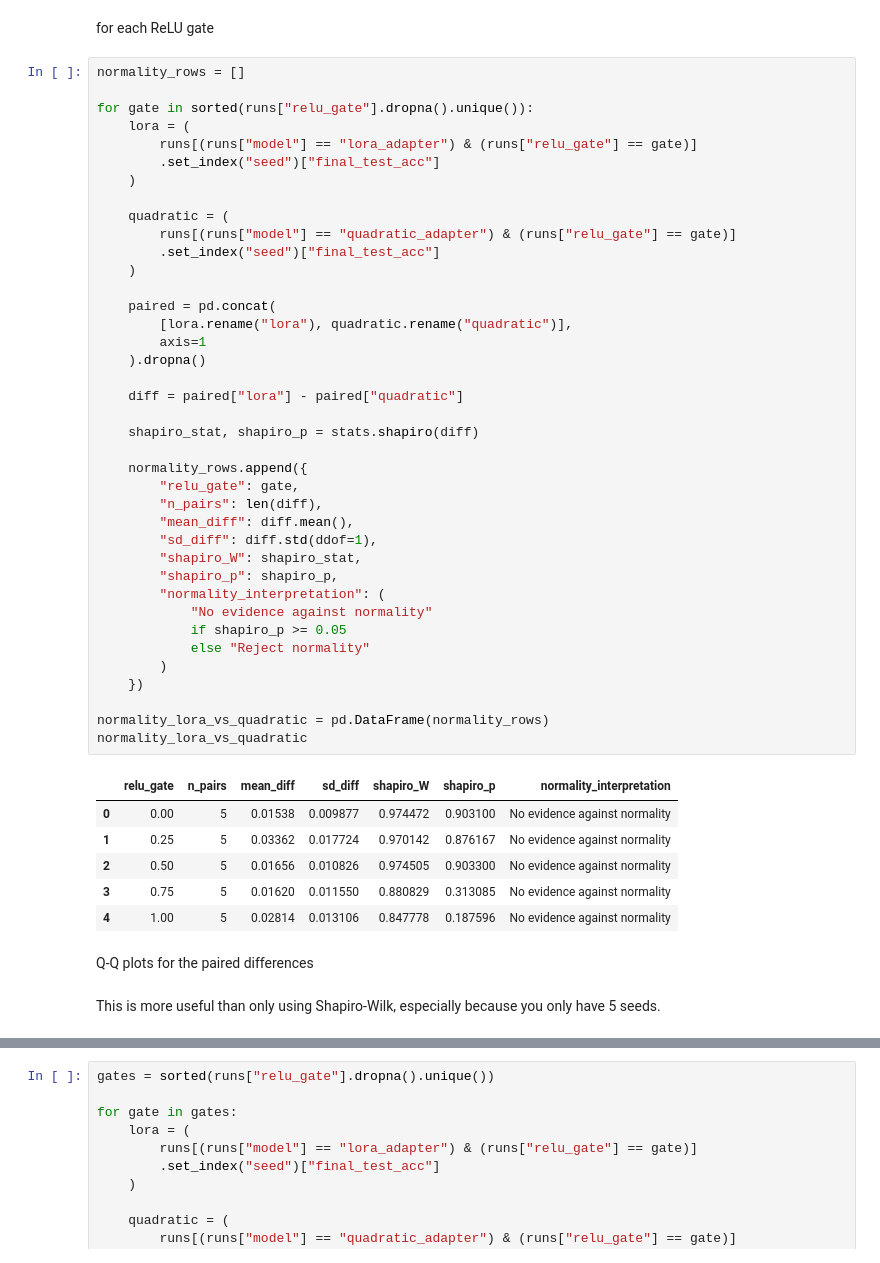
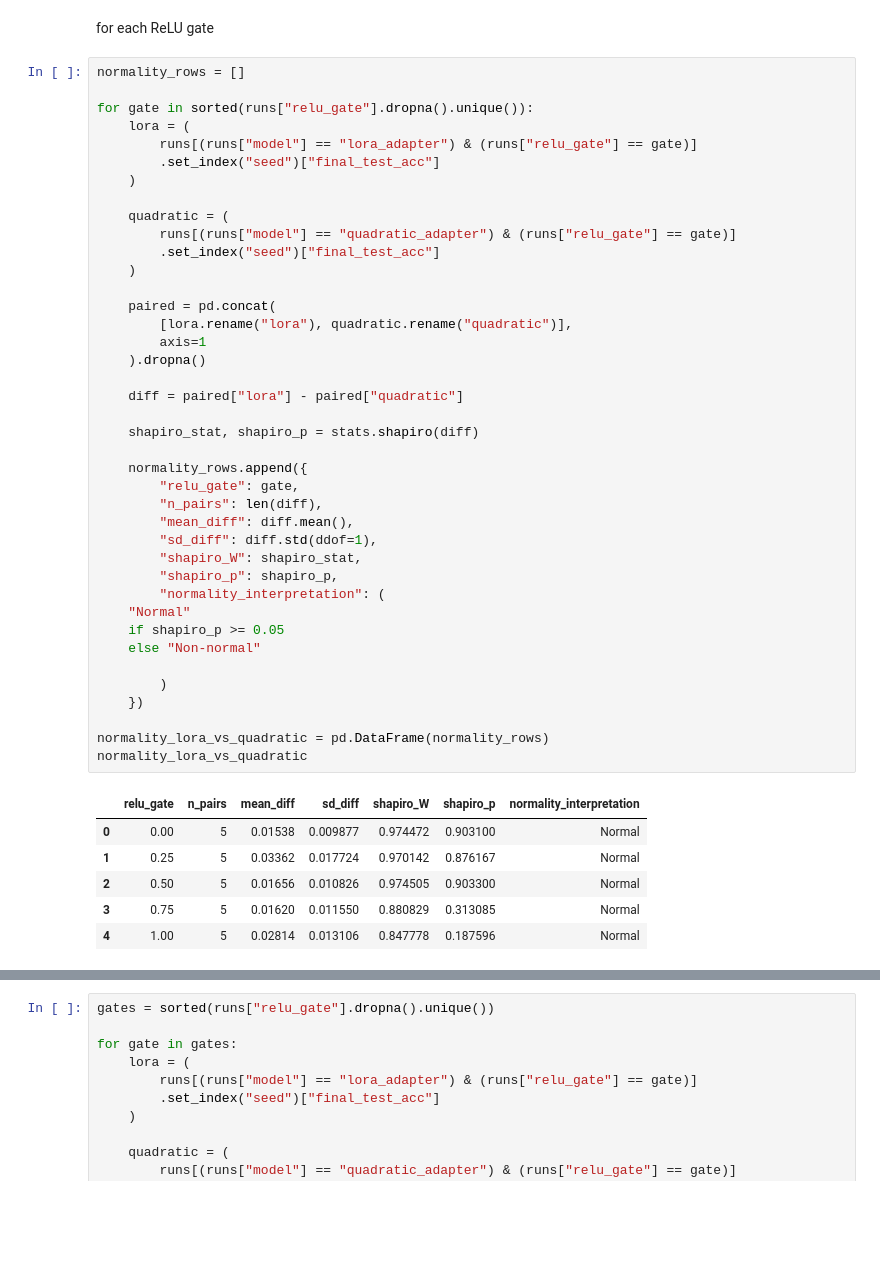
Before and after one commit to DavidBorgbjergMadsby/Quadratic-Neurons-vs.-ReLU-How-Much-Nonlinearity-Is-Enough, a Jupyter notebook: David_trials/Experiment_A/Statistics/Experiment_A_Stats.ipynb, the cells around one changed output, grey strips where cells are left out. Drawn from its saved outputs; the diff is of its cells as text; blank space fills up the shorter version.

```diff
--- a/David_trials/Experiment_A/Statistics/Experiment_A_Stats.ipynb
+++ b/David_trials/Experiment_A/Statistics/Experiment_A_Stats.ipynb
@@ -219,42 +295,39 @@ for gate in sorted(runs["relu_gate"].dropna().unique()):
 
     quadratic = (
         runs[(runs["model"] == "quadratic_adapter") & (runs["relu_gate"] == gate)]
         .set_index("seed")["final_test_acc"]
     )
 
     paired = pd.concat(
         [lora.rename("lora"), quadratic.rename("quadratic")],
         axis=1
     ).dropna()
 
     diff = paired["lora"] - paired["quadratic"]
 
     shapiro_stat, shapiro_p = stats.shapiro(diff)
 
     normality_rows.append({
         "relu_gate": gate,
         "n_pairs": len(diff),
         "mean_diff": diff.mean(),
         "sd_diff": diff.std(ddof=1),
         "shapiro_W": shapiro_stat,
         "shapiro_p": shapiro_p,
         "normality_interpretation": (
-            "No evidence against normality"
-            if shapiro_p >= 0.05
-            else "Reject normality"
+    "Normal"
+    if shapiro_p >= 0.05
+    else "Non-normal"
+
         )
     })
 
 normality_lora_vs_quadratic = pd.DataFrame(normality_rows)
 normality_lora_vs_quadratic
 # %% [output]
 |  | relu_gate | n_pairs | mean_diff | sd_diff | shapiro_W | shapiro_p | normality_interpretation |
-| 0 | 0.00 | 5 | 0.01538 | 0.009877 | 0.974472 | 0.903100 | No evidence against normality |
-| 1 | 0.25 | 5 | 0.03362 | 0.017724 | 0.970142 | 0.876167 | No evidence against normality |
-| 2 | 0.50 | 5 | 0.01656 | 0.010826 | 0.974505 | 0.903300 | No evidence against normality |
-| 3 | 0.75 | 5 | 0.01620 | 0.011550 | 0.880829 | 0.313085 | No evidence against normality |
-| 4 | 1.00 | 5 | 0.02814 | 0.013106 | 0.847778 | 0.187596 | No evidence against normality |
+| 0 | 0.00 | 5 | 0.01538 | 0.009877 | 0.974472 | 0.903100 | Normal |
+| 1 | 0.25 | 5 | 0.03362 | 0.017724 | 0.970142 | 0.876167 | Normal |
+| 2 | 0.50 | 5 | 0.01656 | 0.010826 | 0.974505 | 0.903300 | Normal |
+| 3 | 0.75 | 5 | 0.01620 | 0.011550 | 0.880829 | 0.313085 | Normal |
+| 4 | 1.00 | 5 | 0.02814 | 0.013106 | 0.847778 | 0.187596 | Normal |
-# %% [markdown]
-Q-Q plots for the paired differences
-# %% [markdown]
-This is more useful than only using Shapiro-Wilk, especially because you only have 5 seeds.
```
Also changed, not shown: parts of 14 cells of this notebook.
